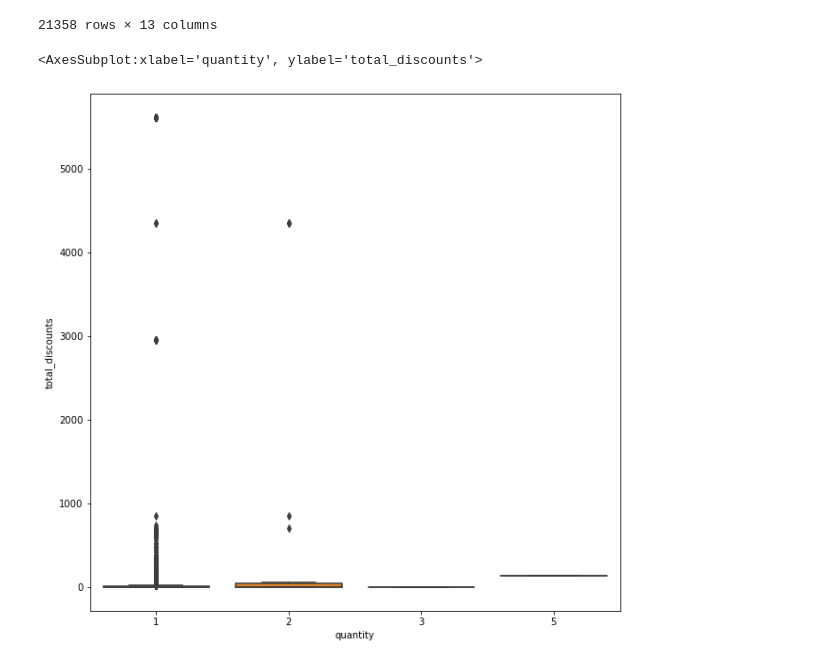
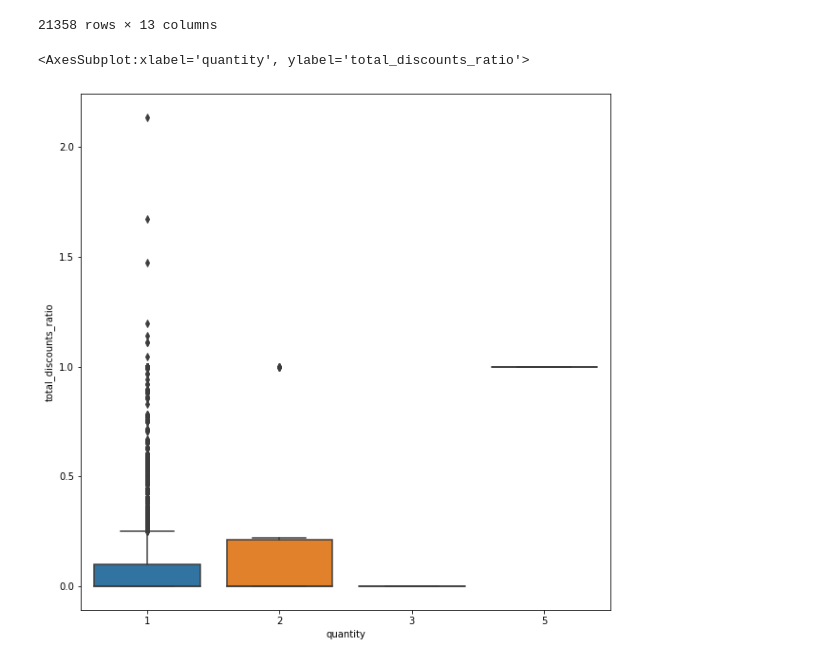
Before and after one commit to ryq99/Use_Case_Backlogs, a Jupyter notebook: ecommerce-project.ipynb, the cells around one changed output. Cells and saved outputs as stored; diff of their text form; code cells hidden in the pictures.

Commit message:
update q3
figured out total_line_items_price = subtotal_price + total_discounts, subtotal_price + shipping_rate + tax = total_price

```diff
--- a/ecommerce-project.ipynb
+++ b/ecommerce-project.ipynb
@@ -211,12 +215,14 @@ orders
 21358 rows × 13 columns
 # %%
 # 3. How’s the sales of different products with discount? Does the discount promote sales?
+prod_order['total_discounts_ratio'] = np.round(prod_order['total_discounts'] / prod_order['total_line_items_price'], 4)
+
 # In general
 plt.figure(figsize=(10, 10))
-sns.boxplot(data=prod_order.loc[lambda x: x['product_type'] == 'Top'], y='total_discounts', x='quantity')
+sns.boxplot(data=prod_order, y='total_discounts_ratio', x='quantity')
 # %% [output]
-<AxesSubplot:xlabel='quantity', ylabel='total_discounts'>
+<AxesSubplot:xlabel='quantity', ylabel='total_discounts_ratio'>
-[figure, old version]
+[figure, new version]
 # %%
 # 4. Dig more into the data and gain more insights, you can choose some E-commerce metrics or analysis (e.g. churn rate, conversion rate, retention rate, RFM analysis).
 # %%
```
Also changed, not shown: parts of 1 cell of this notebook.
